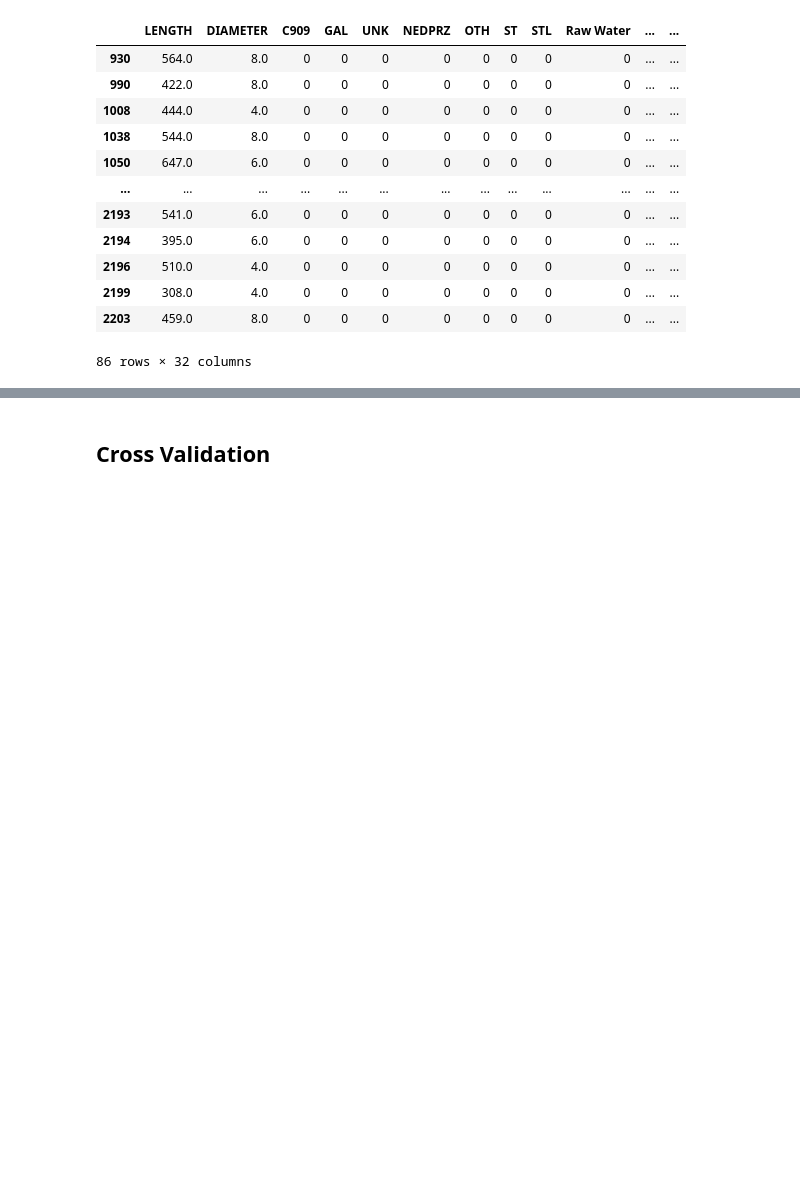
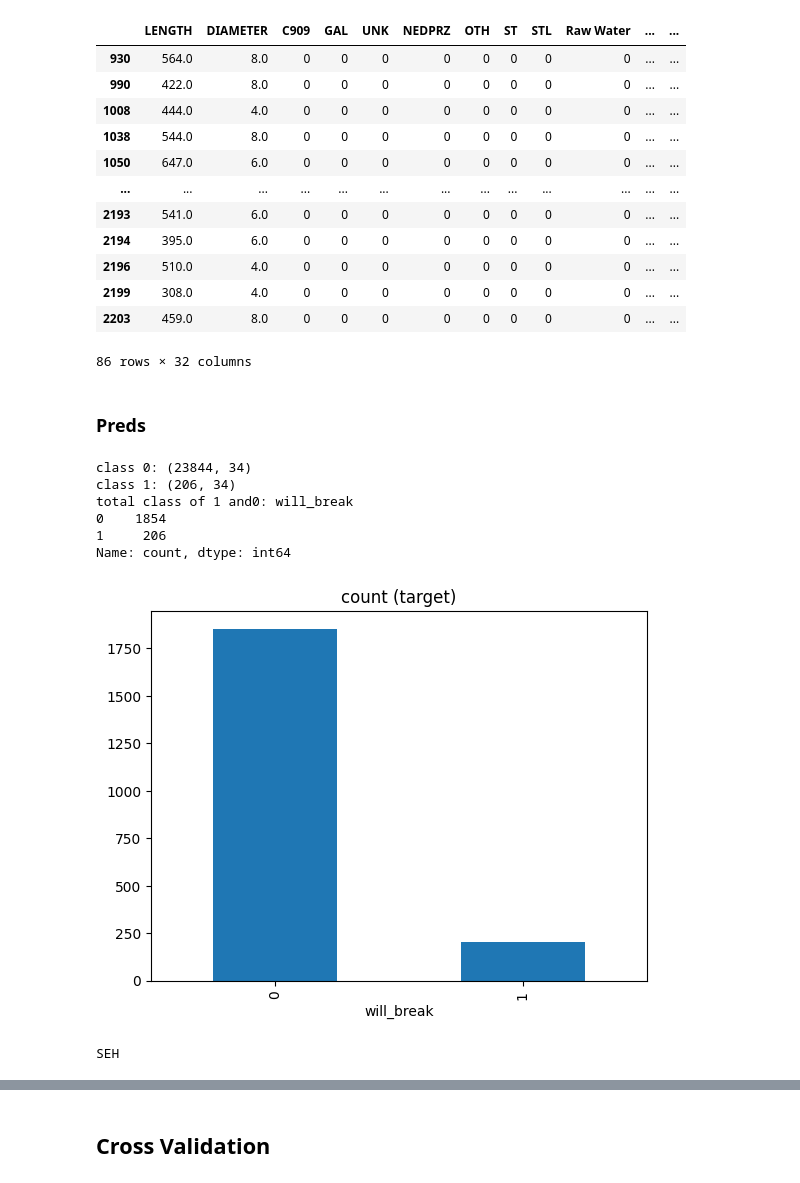
Before and after one commit to theuerc/ann_arbor_watermain_break_predictions, a Jupyter notebook: models/02_models.ipynb, the cells around one changed output, grey strips where cells are left out. Drawn from its saved outputs; the diff is of its cells as text; code cells hidden in the pictures; blank space fills up the shorter version.

```diff
--- a/models/02_models.ipynb
+++ b/models/02_models.ipynb
@@ -73,0 +85,7 @@ PREDS_CUTOFF = pd.to_datetime('01-01-2021')
+# %%
+preds_df = process_date_cols(predsX, PREDS_CUTOFF)
+cols = ['PressureSy', 'STATUS', 'MATERIAL', 'SUBTYPE']
+preds_df = svm_data_transform_pipeline(preds_df, PREDS_CUTOFF, cols)
+pred_test_df =  process_date_cols(predsX, DUMMY_CUTOFF)
+cols = ['PressureSy', 'STATUS', 'MATERIAL', 'SUBTYPE']
+pred_test_df = svm_data_transform_pipeline(pred_test_df, DUMMY_CUTOFF, cols)
@@ -744,3 +790,33 @@ all_data_x.iloc[np.where(preds == 1)[0]]
 | 2199 | 308.0 | 4.0 | 0 | 0 | 0 | 0 | 0 | 0 | 0 | 0 | ... | ... |
 | 2203 | 459.0 | 8.0 | 0 | 0 | 0 | 0 | 0 | 0 | 0 | 0 | ... | ... |
 86 rows × 32 columns
+# %% [markdown]
+### Preds
+# %%
+# class count
+class_count_0, class_count_1 = preds_df['will_break'].value_counts()
+
+# Separate class
+class_0 = preds_df[preds_df['will_break'] == 0]
+class_1 = preds_df[preds_df['will_break'] == 1]# print the shape of the class
+print('class 0:', class_0.shape)
+print('class 1:', class_1.shape)
+class_0_under = class_0.sample(class_count_1*9, random_state=14)
+
+test_under_preds = pd.concat([class_0_under, class_1], axis=0)
+print("total class of 1 and0:",test_under_preds['will_break'].value_counts()) # plot the count after under-sampling
+test_under_preds['will_break'].value_counts().plot(kind='bar', title='count (target)')
+
+y_train_preds = test_under_preds['will_break']
+X_train_preds = test_under_preds.drop(columns = ['will_break'])
+
+X_test_preds = pred_test_df.drop(columns = ['will_break'])
+y_test_preds = pred_test_df['will_break']
+# %% [output]
+class 0: (23844, 34)
+class 1: (206, 34)
+total class of 1 and0: will_break
+0    1854
+1     206
+Name: count, dtype: int64
+[figure, added]
@@ -746,0 +825,6 @@ all_data_x.iloc[np.where(preds == 1)[0]]
+# %%
+for col in X_train_preds.columns:
+    if col not in X_train.columns:
+        print(col)
+# %% [output]
+SEH
```
Also changed, not shown: parts of 48 cells of this notebook, 2 other files.
